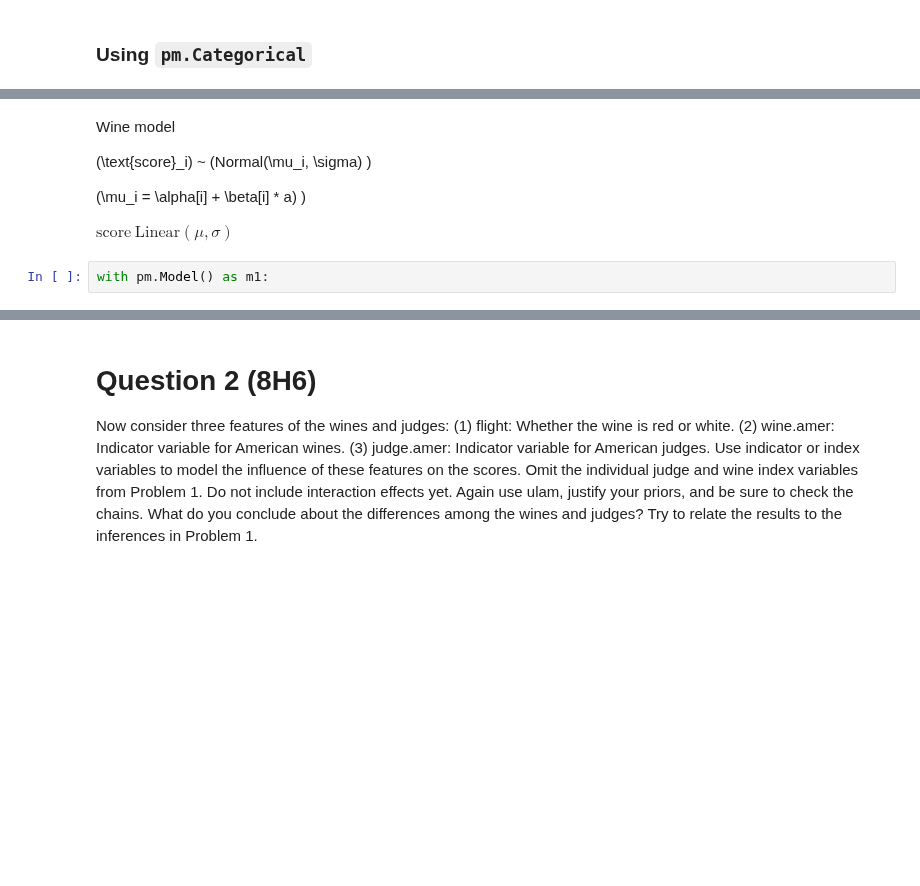
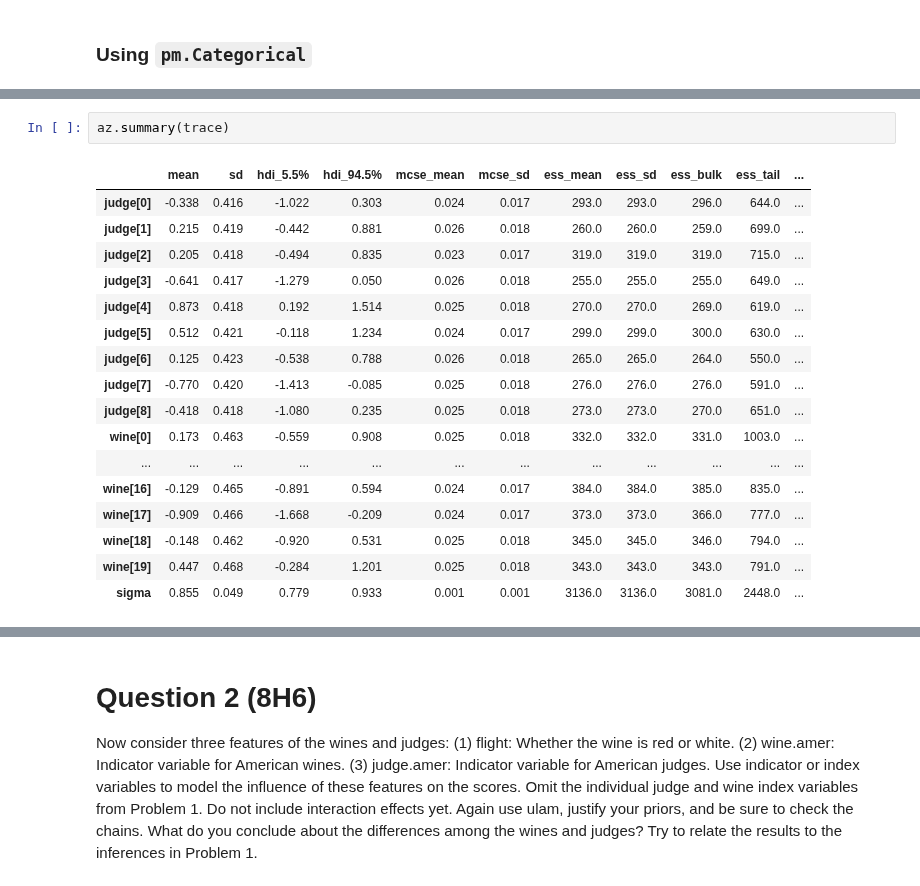
Before and after one commit to benslack19/stats_rethinking, a Jupyter notebook: stats_rethinking_ch08_hw05.ipynb, the cells around one changed output, grey strips where cells are left out. Drawn from its saved outputs; the diff is of its cells as text; blank space fills up the shorter version.

```diff
--- a/stats_rethinking_ch08_hw05.ipynb
+++ b/stats_rethinking_ch08_hw05.ipynb
@@ -230,13 +198,20 @@ Exception: ("Compilation failed (return status=1): In file included from /Users/
-# %% [markdown]
-Wine model
-
-
-\(\text{score}_i\) ~ \(Normal(\mu_i, \sigma) \)
-
-\(\mu_i = \alpha[i] + \beta[i] * a) \)
-
-
-
-$\text{score} ~ \text{Linear}(\mu, \sigma)$
-# %%
-with pm.Model() as m1:
+# %%
+az.summary(trace)
+# %% [output]
+|  | mean | sd | hdi_5.5% | hdi_94.5% | mcse_mean | mcse_sd | ess_mean | ess_sd | ess_bulk | ess_tail | ... |
+| judge[0] | -0.338 | 0.416 | -1.022 | 0.303 | 0.024 | 0.017 | 293.0 | 293.0 | 296.0 | 644.0 | ... |
+| judge[1] | 0.215 | 0.419 | -0.442 | 0.881 | 0.026 | 0.018 | 260.0 | 260.0 | 259.0 | 699.0 | ... |
+| judge[2] | 0.205 | 0.418 | -0.494 | 0.835 | 0.023 | 0.017 | 319.0 | 319.0 | 319.0 | 715.0 | ... |
+| judge[3] | -0.641 | 0.417 | -1.279 | 0.050 | 0.026 | 0.018 | 255.0 | 255.0 | 255.0 | 649.0 | ... |
+| judge[4] | 0.873 | 0.418 | 0.192 | 1.514 | 0.025 | 0.018 | 270.0 | 270.0 | 269.0 | 619.0 | ... |
+| judge[5] | 0.512 | 0.421 | -0.118 | 1.234 | 0.024 | 0.017 | 299.0 | 299.0 | 300.0 | 630.0 | ... |
+| judge[6] | 0.125 | 0.423 | -0.538 | 0.788 | 0.026 | 0.018 | 265.0 | 265.0 | 264.0 | 550.0 | ... |
+| judge[7] | -0.770 | 0.420 | -1.413 | -0.085 | 0.025 | 0.018 | 276.0 | 276.0 | 276.0 | 591.0 | ... |
+| judge[8] | -0.418 | 0.418 | -1.080 | 0.235 | 0.025 | 0.018 | 273.0 | 273.0 | 270.0 | 651.0 | ... |
+| wine[0] | 0.173 | 0.463 | -0.559 | 0.908 | 0.025 | 0.018 | 332.0 | 332.0 | 331.0 | 1003.0 | ... |
+| ... | ... | ... | ... | ... | ... | ... | ... | ... | ... | ... | ... |
+| wine[16] | -0.129 | 0.465 | -0.891 | 0.594 | 0.024 | 0.017 | 384.0 | 384.0 | 385.0 | 835.0 | ... |
+| wine[17] | -0.909 | 0.466 | -1.668 | -0.209 | 0.024 | 0.017 | 373.0 | 373.0 | 366.0 | 777.0 | ... |
+| wine[18] | -0.148 | 0.462 | -0.920 | 0.531 | 0.025 | 0.018 | 345.0 | 345.0 | 346.0 | 794.0 | ... |
+| wine[19] | 0.447 | 0.468 | -0.284 | 1.201 | 0.025 | 0.018 | 343.0 | 343.0 | 343.0 | 791.0 | ... |
+| sigma | 0.855 | 0.049 | 0.779 | 0.933 | 0.001 | 0.001 | 3136.0 | 3136.0 | 3081.0 | 2448.0 | ... |
```
Also changed, not shown: parts of 16 cells of this notebook, 1 other file.
